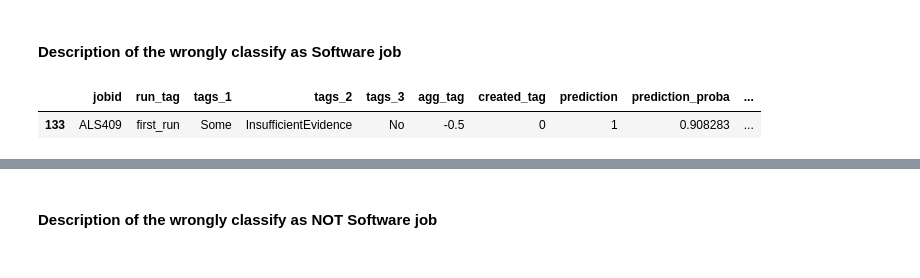
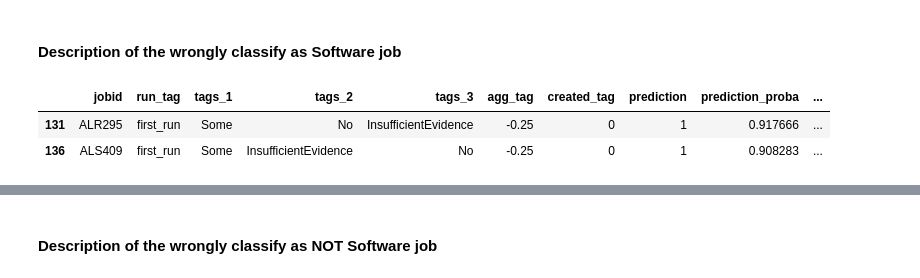
Before and after one commit to softwaresaved/jamie, a Jupyter notebook: jobAnalysis/dataPrediction/prediction_dev.ipynb, the cells around one changed output, grey strips where cells are left out. Drawn from its saved outputs; the diff is of its cells as text; code cells hidden in the pictures.

```diff
--- a/jobAnalysis/dataPrediction/prediction_dev.ipynb
+++ b/jobAnalysis/dataPrediction/prediction_dev.ipynb
@@ -72,12 +72,12 @@ def calculate_score(row):
         if len(list_values) == 1:
             return -0
         else:
-            return -(sum(list_values) / float(len(list_values)))
+            return (-(sum(list_values) / float(len(list_values))))/2
     else:
         if len(list_values) == 1:
             return 0
         else:
-            return (sum(list_values) / float(len(list_values)))
+            return (sum(list_values) / float(len(list_values)))/2
 # %%
 training['agg_tag'] = df.loc[:, ['tags_1', 'tags_2', 'tags_3']].apply(calculate_score, axis=1)
 training['agg_tag'].value_counts()
@@ -97,6 +97,6 @@ training['agg_tag'].value_counts()
 Name: agg_tag, dtype: int64
 # %%
-training['created_tag'] = training['agg_tag'].apply(lambda x: 1 if abs(x)>=1 and abs(x) < 10 else 0)
+training['created_tag'] = training['agg_tag'].apply(lambda x: 1 if abs(x)>=.5 and abs(x) < 10 else 0)
 training['corresponding_tag'] = np.where(training['created_tag'] == training['prediction'], True, False)
 # %%
 #training[['run_tag', 'tags_1', 'tags_2', 'tags_3', 'agg_tag', 'created_tag', 'prediction', 'prediction_proba', 'corresponding_tag']]
@@ -303,8 +303,9 @@ training[(training['agg_tag'] <0)][['jobid', 'run_tag', 'tags_1', 'tags_2', 'tag
 # %% [markdown]
 #### Description of the wrongly classify as Software job
 # %%
-training[(abs(training['agg_tag']) < 0.55) &(training['prediction_proba'] > 0.5)][['jobid', 'run_tag', 'tags_1', 'tags_2', 'tags_3', 'agg_tag', 'created_tag', 'prediction', 'prediction_proba', 'corresponding_tag']]
+training[(abs(training['agg_tag']) < 0.33) &(training['prediction_proba'] > 0.5)][['jobid', 'run_tag', 'tags_1', 'tags_2', 'tags_3', 'agg_tag', 'created_tag', 'prediction', 'prediction_proba', 'corresponding_tag']]
 # %% [output]
 |  | jobid | run_tag | tags_1 | tags_2 | tags_3 | agg_tag | created_tag | prediction | prediction_proba | ... |
-| 133 | ALS409 | first_run | Some | InsufficientEvidence | No | -0.5 | 0 | 1 | 0.908283 | ... |
+| 131 | ALR295 | first_run | Some | No | InsufficientEvidence | -0.25 | 0 | 1 | 0.917666 | ... |
+| 136 | ALS409 | first_run | Some | InsufficientEvidence | No | -0.25 | 0 | 1 | 0.908283 | ... |
 # %%
```
Also changed, not shown: parts of 12 cells of this notebook.
